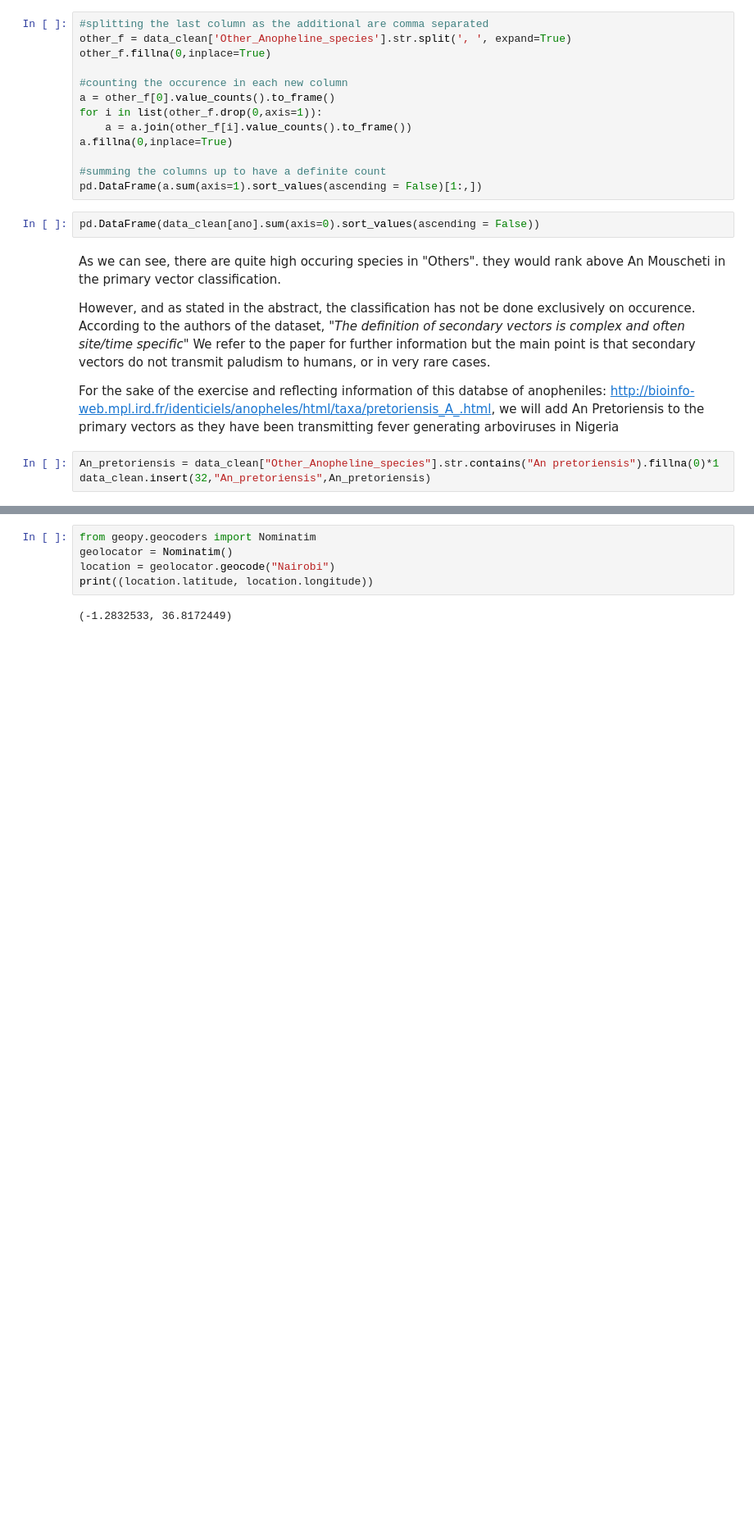
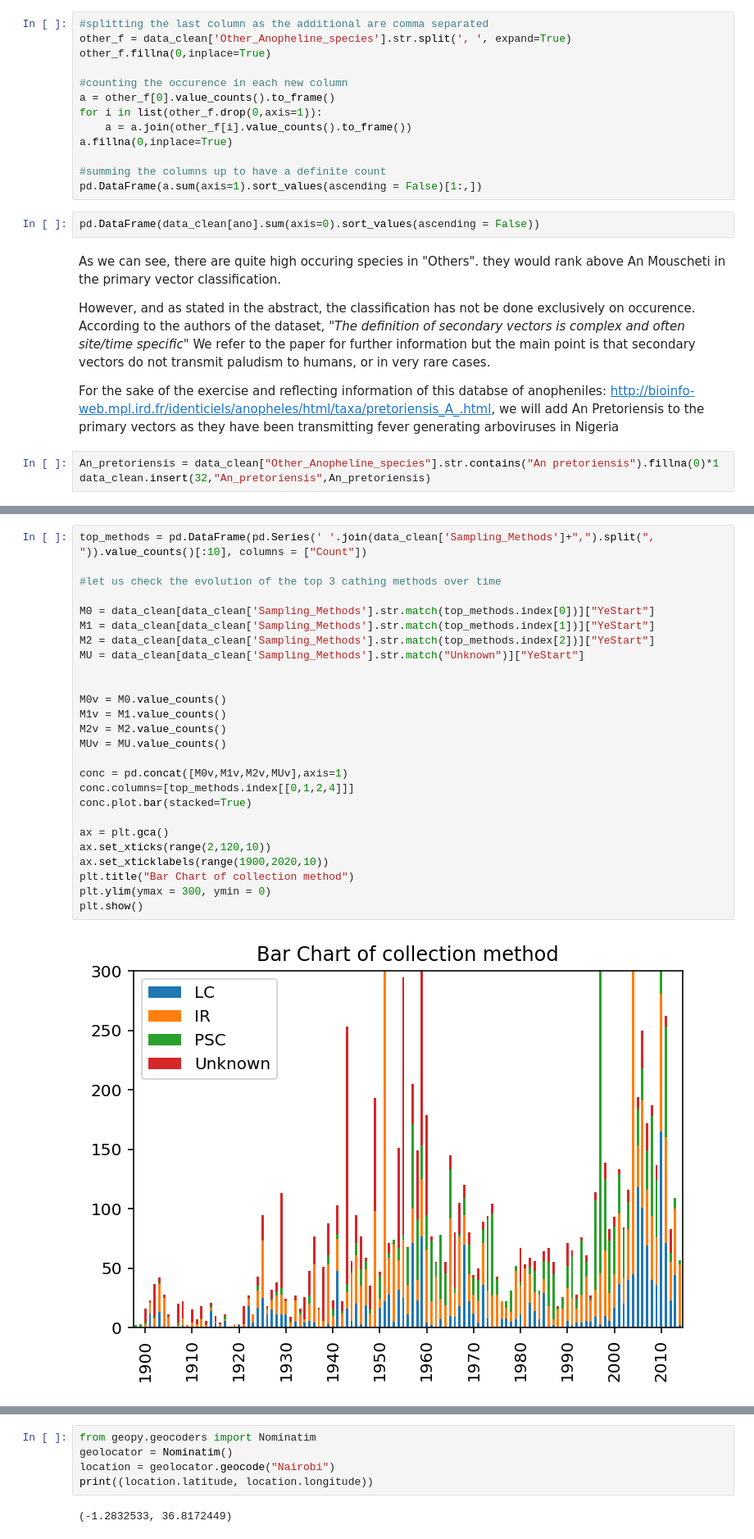
Before and after one commit to SebastianS09/Malaria, a Jupyter notebook: African_anopheline_vectors.ipynb, the cells around one changed output, grey strips where cells are left out. Shown: that part at 82% size. Cells and saved outputs as stored; diff of their text form; blank space fills up the shorter version.

```diff
--- a/African_anopheline_vectors.ipynb
+++ b/African_anopheline_vectors.ipynb
@@ -130,0 +296,28 @@ data_clean.insert(32,"An_pretoriensis",An_pretoriensis)
+# %%
+top_methods = pd.DataFrame(pd.Series(' '.join(data_clean['Sampling_Methods']+",").split(", ")).value_counts()[:10], columns = ["Count"])
+
+#let us check the evolution of the top 3 cathing methods over time
+
+M0 = data_clean[data_clean['Sampling_Methods'].str.match(top_methods.index[0])]["YeStart"]
+M1 = data_clean[data_clean['Sampling_Methods'].str.match(top_methods.index[1])]["YeStart"]
+M2 = data_clean[data_clean['Sampling_Methods'].str.match(top_methods.index[2])]["YeStart"]
+MU = data_clean[data_clean['Sampling_Methods'].str.match("Unknown")]["YeStart"]
+
+
+M0v = M0.value_counts()
+M1v = M1.value_counts()
+M2v = M2.value_counts()
+MUv = MU.value_counts()
+
+conc = pd.concat([M0v,M1v,M2v,MUv],axis=1)
+conc.columns=[top_methods.index[[0,1,2,4]]]
+conc.plot.bar(stacked=True)
+
+ax = plt.gca()
+ax.set_xticks(range(2,120,10))
+ax.set_xticklabels(range(1900,2020,10))
+plt.title("Bar Chart of collection method")
+plt.ylim(ymax = 300, ymin = 0)
+plt.show()
+# %% [output]
+[figure, added]
```
Also changed, not shown: parts of 30 cells of this notebook.
